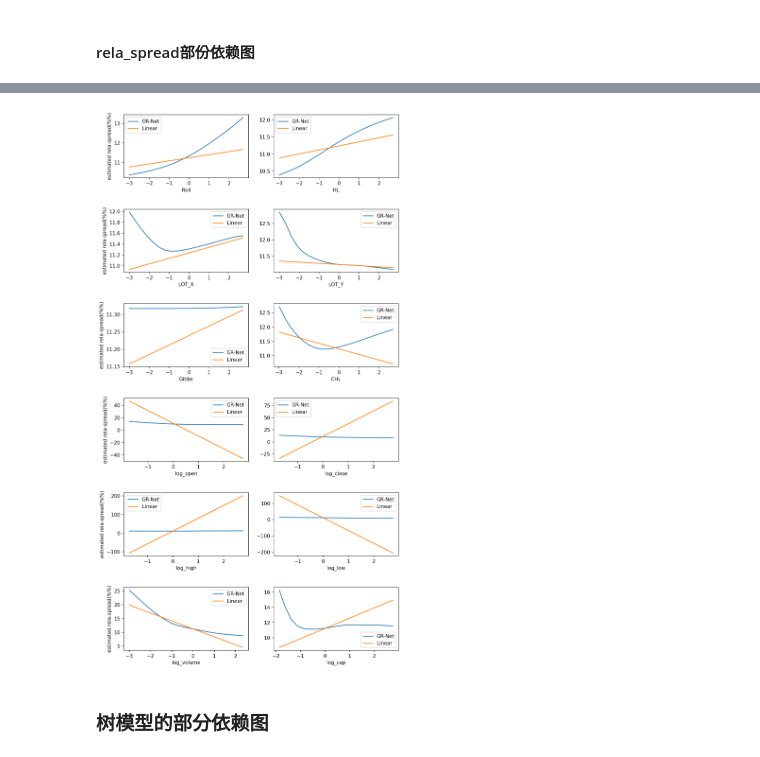
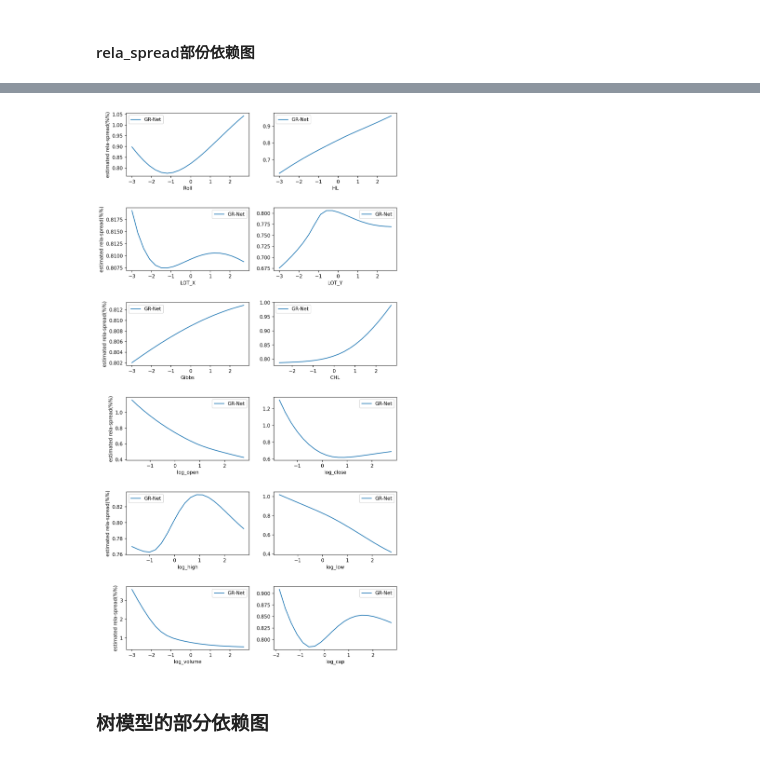
Before and after one commit to GYMS-PKU/Low-Frequency-Spread-Estimator, a Jupyter notebook: notebook/线性模型和部分依赖图.ipynb, the cells around one changed output, grey strips where cells are left out. Saved outputs shown, nothing was run; the diff lists cells and outputs as text; code cells hidden in the pictures.

```diff
--- a/notebook/线性模型和部分依赖图.ipynb
+++ b/notebook/线性模型和部分依赖图.ipynb
@@ -129,8 +131,8 @@ plt.show()
 # %% [markdown]
 ### 神经网络的部分依赖图
 # %%
-GateNet_rela_cs = torch.load(r'D:\Documents\学习资料\本科毕业论文\model/GateNet_rela_cs.pt')
-GateNet_spread_cs = torch.load(r'D:\Documents\学习资料\本科毕业论文\model/GateNet_spread_cs.pt')
+GateNet_rela_cs = torch.load(r'C:\华为云盘\学习资料\博士\博一下\ML for liquidity\code\SZSE\model/GateNet_rela_cs.pt')
+GateNet_spread_cs = torch.load(r'C:\华为云盘\学习资料\博士\博一下\ML for liquidity\code\SZSE\model/GateNet_spread_cs.pt')
 # %%
 GateNet_rela_cs(x_new)
 # %% [output]
@@ -144,13 +146,14 @@ tensor([[ 0.0918],
 # %% [markdown]
 #### spread的部份依赖图
 # %%
-se = SpreadEstimator()
-univ = ~np.isnan(se.data.data_dic['close'])  # 合法的univ
-with open(r'D:\Documents\学习资料\本科毕业论文/data/signal_spread.pkl', 'rb') as f:
+# se = SpreadEstimator()
+# univ = ~np.isnan(se.data.data_dic['close'])  # 合法的univ
+univ = ~np.isnan(signal[:,:,-2])
+with open(r'C:\华为云盘\学习资料\博士\博一下\ML for liquidity\code\SZSE/data/signal_spread.pkl', 'rb') as f:
     signal = pickle.load(f)
-with open(r'D:\Documents\学习资料\本科毕业论文/data/target_spread.pkl', 'rb') as f:
+with open(r'C:\华为云盘\学习资料\博士\博一下\ML for liquidity\code\SZSE/data/target_spread.pkl', 'rb') as f:
     target = pickle.load(f)
-with open(r'D:\Documents\学习资料\本科毕业论文/data//close_top.pkl', 'rb') as f:
+with open(r'C:\华为云盘\学习资料\博士\博一下\ML for liquidity\code\SZSE/data//close_top.pkl', 'rb') as f:
     close_top = pickle.load(f)
 x, y = get_train_data_cs(signal, target, univ & close_top, 20, 160)
 xx = []
@@ -194,3 +184,8 @@ tensor([[-0.3691, -0.4821,  1.1646,  ..., -0.2684,  1.5462,  3.3701],
+# %%
+with open(r"C:\Users\Windows11\Desktop\ML_data\ML4Liquidity\pdp_x_spread_SZSE.pkl", 'wb') as f:
+    pickle.dump(x_m, f)
+with open(r"C:\Users\Windows11\Desktop\ML_data\ML4Liquidity\pdp_y_spread_SZSE.pkl", 'wb') as f:
+    pickle.dump(y_m, f)
 # %%
 GateNet_spread_cs(x[10000:100010])
 # %% [output]
@@ -235,13 +230,15 @@ plt.show()
 # %% [markdown]
 #### rela_spread部份依赖图
 # %%
-se = SpreadEstimator()
-univ = se.data.data_dic['volume'] > 0  # 合法的univ
-with open(r'D:\Documents\学习资料\本科毕业论文/data/signal_rela.pkl', 'rb') as f:
+# se = SpreadEstimator()
+# univ = se.data.data_dic['volume'] > 0  # 合法的univ
+
+with open(r'C:\华为云盘\学习资料\博士\博一下\ML for liquidity\code\SZSE/data/signal_rela.pkl', 'rb') as f:
     signal = pickle.load(f)
-with open(r'D:\Documents\学习资料\本科毕业论文/data/target_rela.pkl', 'rb') as f:
+univ = ~np.isnan(signal[:,:,-2])
+with open(r'C:\华为云盘\学习资料\博士\博一下\ML for liquidity\code\SZSE/data/target_rela.pkl', 'rb') as f:
     target = pickle.load(f)
-with open(r'D:\Documents\学习资料\本科毕业论文/data//close_top.pkl', 'rb') as f:
+with open(r'C:\华为云盘\学习资料\博士\博一下\ML for liquidity\code\SZSE/data//close_top.pkl', 'rb') as f:
     close_top = pickle.load(f)
 univ = univ & close_top
 x, y = get_train_data_cs(signal, target, univ & close_top, 20, 160)
@@ -268,8 +265,8 @@ for i in tqdm(range(12)):
         x_new = torch.clone(x)
         x_new[:,i] = xx
         x_new[torch.isnan(x_new)] = 0
-        y_rp.append(torch.mean(GateNet_rela_cs(x_new)).item()*100)
-        y_rp_Linear.append(torch.mean(Linear_rela_cs(x_new)).item()*100)
+        y_rp.append(torch.mean(GateNet_rela_cs(x_new)).item())
+#         y_rp_Linear.append(torch.mean(Linear_rela_cs(x_new)).item()*100)
     x_m.append(x_rp)
     y_m.append(y_rp)
-    y_m_Linear.append(y_rp_Linear)
+#     y_m_Linear.append(y_rp_Linear)
@@ -276,17 +332,17 @@ for i in tqdm(range(12)):
 # %%
 plt.figure(figsize=(10,20), dpi=150)
 plt.subplots_adjust(hspace=0.5)
 for i in range(12):
     plt.subplot(6,2,i+1)
     plt.plot(x_m[i], np.array(y_m[i])/100, label='GR-Net')
-    plt.plot(x_m[i], np.array(y_m_Linear[i])/100, label='Linear')
+#     plt.plot(x_m[i], np.array(y_m_Linear[i])/100, label='Linear')
     plt.xlabel(fea_names[i])
     if i%2 == 0:
         plt.ylabel('estimated rela-spread(%%)')
     plt.legend()
 plt.show()
 # %% [output]
-[figure, old version]
+[figure, new version]
 # %% [markdown]
 ### 树模型的部分依赖图
 # %% [markdown]
```
Also changed, not shown: parts of 25 cells of this notebook, 5 other files.
